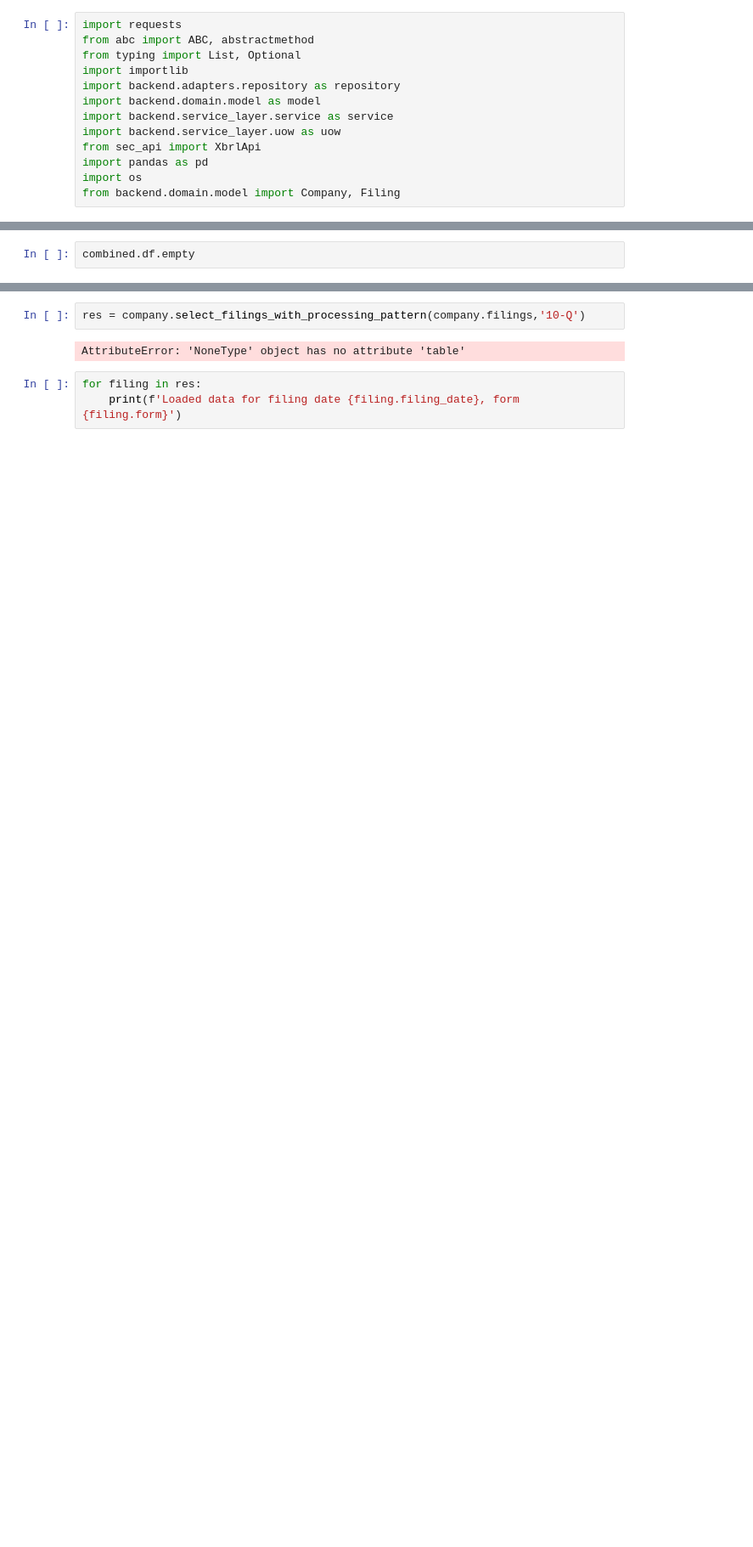
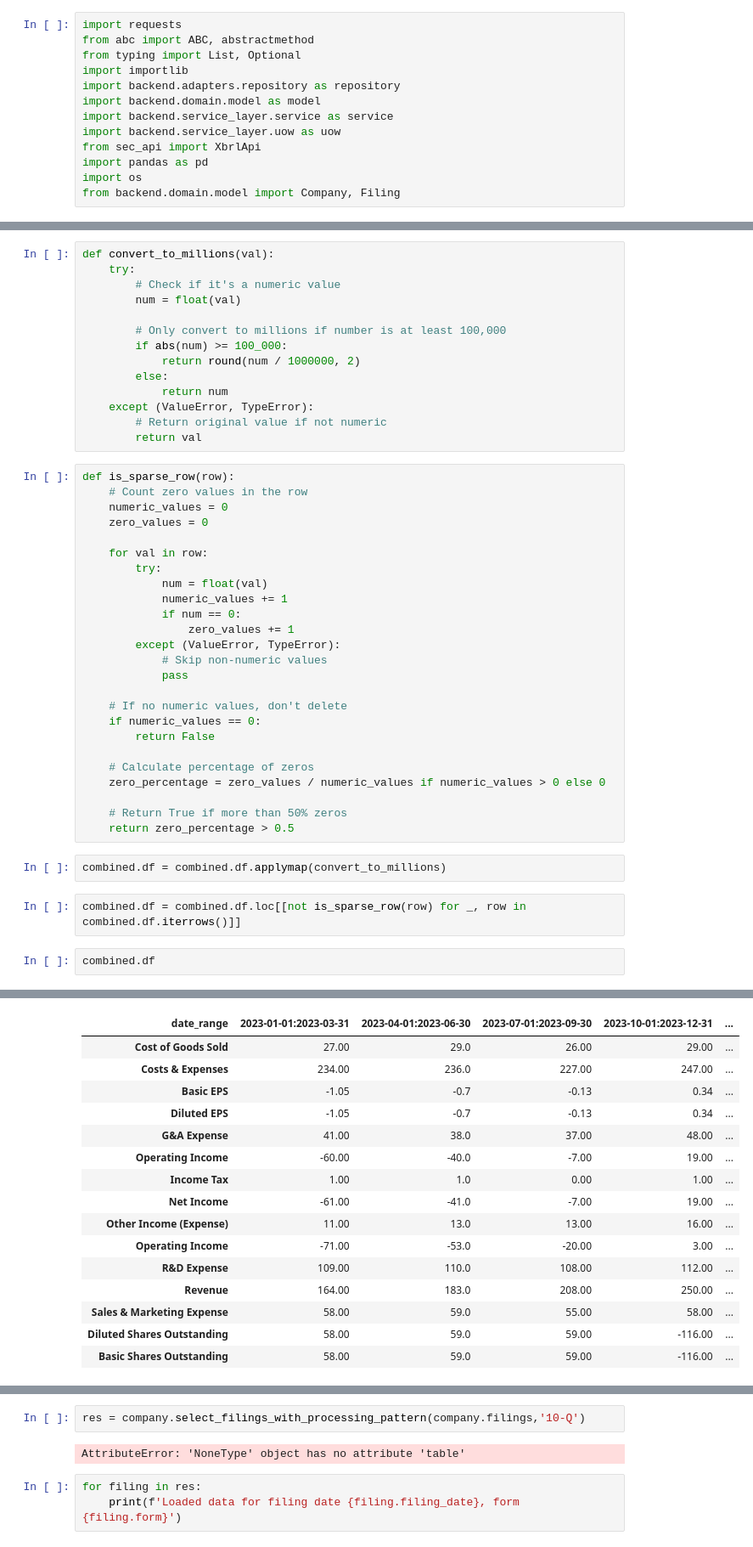
Before and after one commit to LimitedInfo/EquityAlchemy, a Jupyter notebook: domainModeling.ipynb, the cells around one changed output, grey strips where cells are left out. Shown: that part at 85% size. Cells and saved outputs as stored; diff of their text form; blank space fills up the shorter version.

```diff
--- a/domainModeling.ipynb
+++ b/domainModeling.ipynb
@@ -99,3 +56,46 @@ Index(['2008-02-03:2009-01-31', '2009-02-01:2010-01-30',
+# %%
+def convert_to_millions(val):
+    try:
+        # Check if it's a numeric value
+        num = float(val)
+
+        # Only convert to millions if number is at least 100,000
+        if abs(num) >= 100_000:
+            return round(num / 1000000, 2)
+        else:
+            return num
+    except (ValueError, TypeError):
+        # Return original value if not numeric
+        return val
+# %%
+def is_sparse_row(row):
+    # Count zero values in the row
+    numeric_values = 0
+    zero_values = 0
+
+    for val in row:
+        try:
+            num = float(val)
+            numeric_values += 1
+            if num == 0:
+                zero_values += 1
+        except (ValueError, TypeError):
+            # Skip non-numeric values
+            pass
+
+    # If no numeric values, don't delete
+    if numeric_values == 0:
+        return False
+
+    # Calculate percentage of zeros
+    zero_percentage = zero_values / numeric_values if numeric_values > 0 else 0
+
+    # Return True if more than 50% zeros
+    return zero_percentage > 0.5
+# %%
+combined.df = combined.df.applymap(convert_to_millions)
+# %%
+combined.df = combined.df.loc[[not is_sparse_row(row) for _, row in combined.df.iterrows()]]
 # %%
-combined.df.empty
+combined.df
 # %% [output]
@@ -102,0 +102,16 @@ False
+| date_range | 2023-01-01:2023-03-31 | 2023-04-01:2023-06-30 | 2023-07-01:2023-09-30 | 2023-10-01:2023-12-31 | ... |
+| Cost of Goods Sold | 27.00 | 29.0 | 26.00 | 29.00 | ... |
+| Costs & Expenses | 234.00 | 236.0 | 227.00 | 247.00 | ... |
+| Basic EPS | -1.05 | -0.7 | -0.13 | 0.34 | ... |
+| Diluted EPS | -1.05 | -0.7 | -0.13 | 0.34 | ... |
+| G&A Expense | 41.00 | 38.0 | 37.00 | 48.00 | ... |
+| Operating Income | -60.00 | -40.0 | -7.00 | 19.00 | ... |
+| Income Tax | 1.00 | 1.0 | 0.00 | 1.00 | ... |
+| Net Income | -61.00 | -41.0 | -7.00 | 19.00 | ... |
+| Other Income (Expense) | 11.00 | 13.0 | 13.00 | 16.00 | ... |
+| Operating Income | -71.00 | -53.0 | -20.00 | 3.00 | ... |
+| R&D Expense | 109.00 | 110.0 | 108.00 | 112.00 | ... |
+| Revenue | 164.00 | 183.0 | 208.00 | 250.00 | ... |
+| Sales & Marketing Expense | 58.00 | 59.0 | 55.00 | 58.00 | ... |
+| Diluted Shares Outstanding | 58.00 | 59.0 | 59.00 | -116.00 | ... |
+| Basic Shares Outstanding | 58.00 | 59.0 | 59.00 | -116.00 | ... |
```
Also changed, not shown: parts of 15 cells of this notebook, 4 other files.
